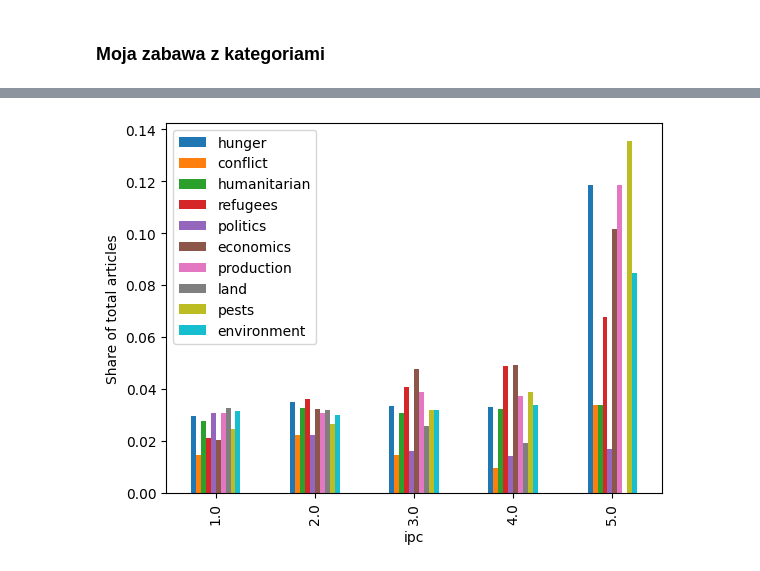
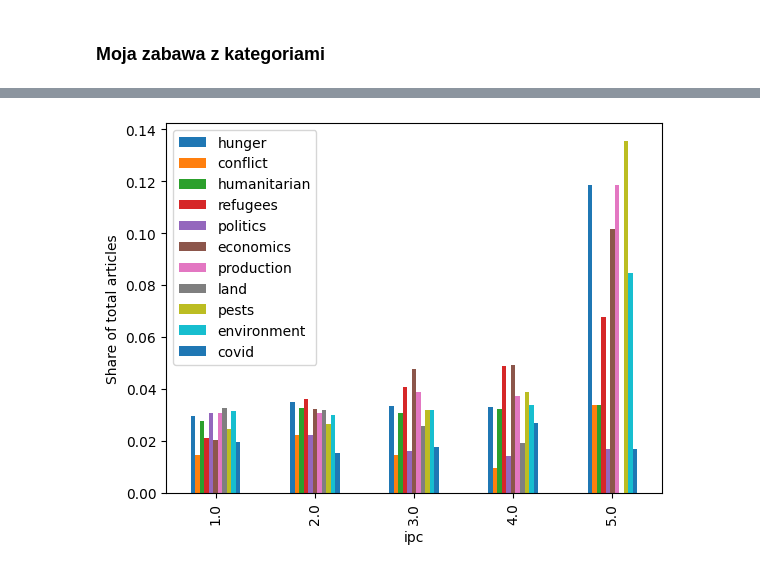
Before and after one commit to khknopp/JBG060-DC3, a Jupyter notebook: predictions.ipynb, the cells around one changed output, grey strips where cells are left out. Cells and saved outputs as stored; diff of their text form; code cells hidden in the pictures.

Commit message:
Covid added

```diff
--- a/predictions.ipynb
+++ b/predictions.ipynb
@@ -658,26 +611,27 @@ new_news_features
 # %%
 # Get the mean share of articles per ipc for the different topics
 combined = (
     pd.DataFrame(y['ipc'])
     .join(new_news_df.groupby(["date"])["hunger"].mean())
     .join(new_news_df.groupby(["date"])["conflict"].mean())
     .join(new_news_df.groupby(["date"])["refugees"].mean())
     .join(new_news_df.groupby(["date"])["humanitarian"].mean())
     .join(new_news_df.groupby(["date"])["politics"].mean())
     .join(new_news_df.groupby(["date"])["economics"].mean())
     .join(new_news_df.groupby(["date"])["production"].mean())
     .join(new_news_df.groupby(["date"])["land"].mean())
     .join(new_news_df.groupby(["date"])["pests"].mean())
     .join(new_news_df.groupby(["date"])["environment"].mean())
+    .join(new_news_df.groupby(["date"])["covid"].mean())
 )
 
 
 # Plot the mean share of articles per ipc value for the different topics
 combined.groupby("ipc")[new_news_df.columns[5:]].mean().plot(
     kind="bar", ylabel="Share of total articles"
 );
 # %% [output]
-[figure, old version]
+[figure, new version]
 # %%
 df.sort_index(level=0, inplace=True) # Sort DataFrame by date
 df = df.iloc[df['ipc'].notnull().argmax():].copy() # Drop rows until first notna value in ipc column
```
Also changed, not shown: parts of 8 cells of this notebook.
